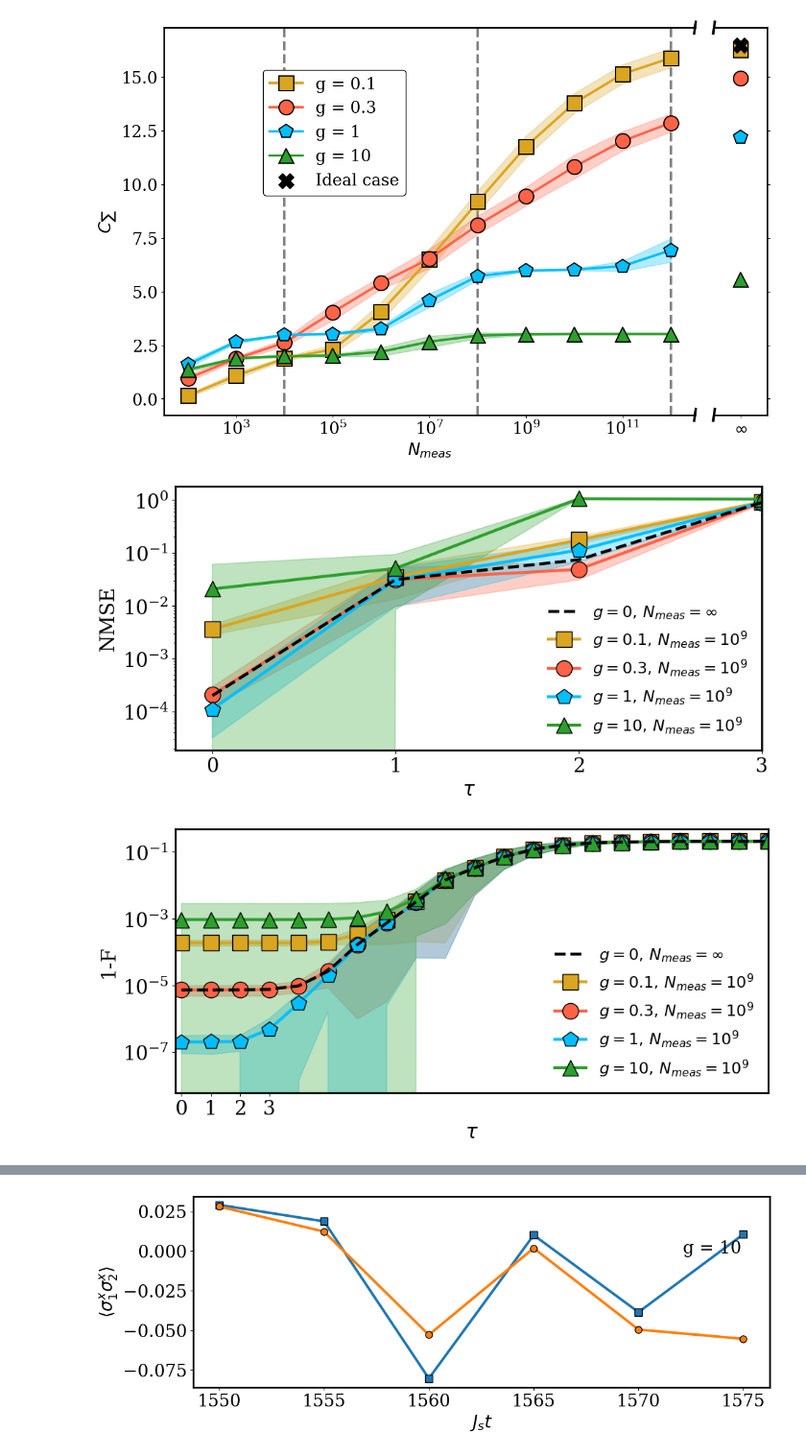
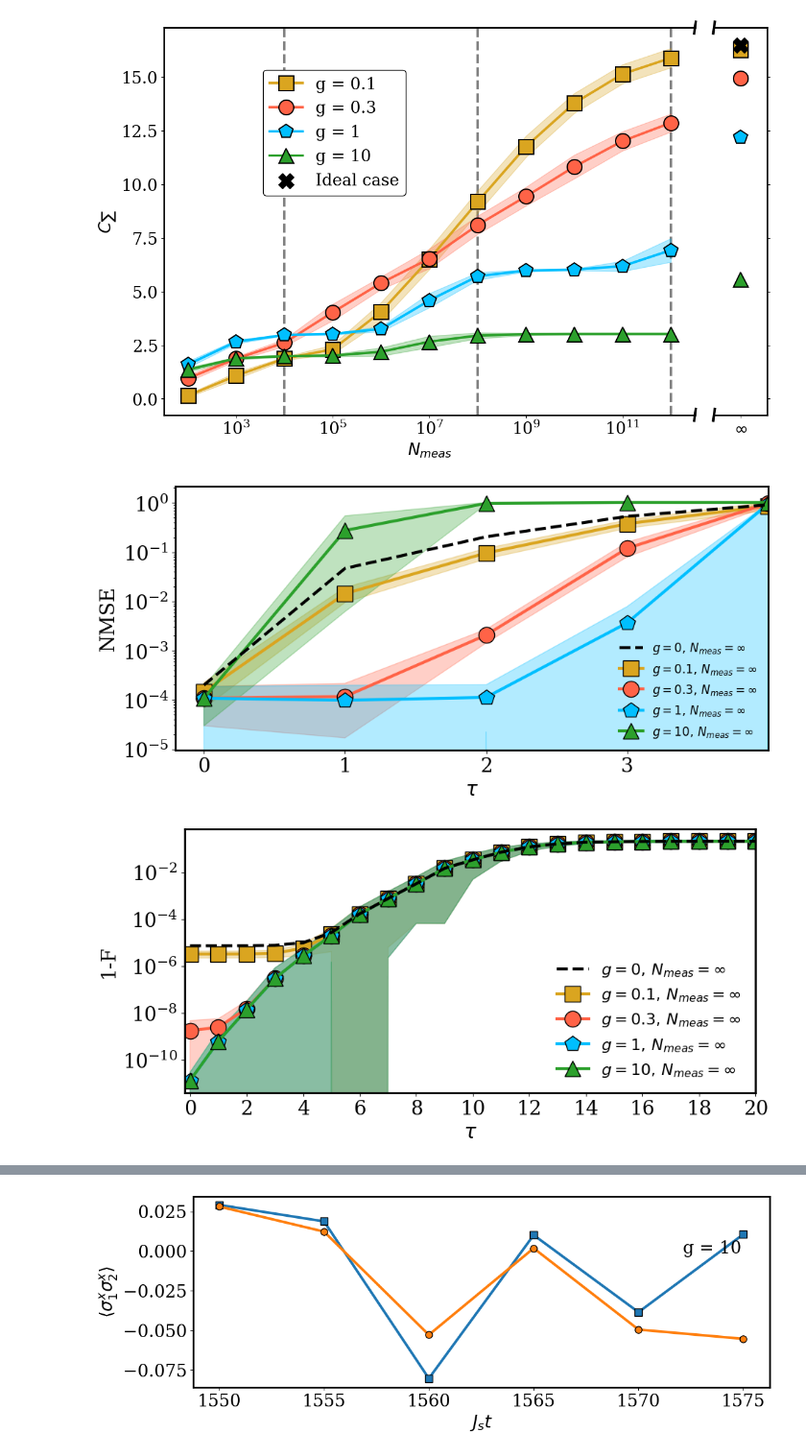
Before and after one commit to Mate1Coll/Neural-Network-in-Deep-Quantum-Classical-Architectures, a Jupyter notebook: test.ipynb, the cells around one changed output, grey strips where cells are left out. Shown at 96% size. Cells and saved outputs as stored; diff of their text form; code cells hidden in the pictures.

```diff
--- a/test.ipynb
+++ b/test.ipynb
@@ -351,7 +348,7 @@ def g_plot_comparison(L, Js, h, W, Nesn, g,l, pm, task_name, delay_qrc,
 	for ax in axes:
 		ax.set_yscale('log')
 		if task_name == 'Tracerho2':
-			ax.set_xlim(-0.2, 3)
+			ax.set_xlim(-0.2, 4)
 		else:
 			ax.set_xlim(-0.2, 20)
 		ax.set_xlabel(r'$\tau$')
@@ -361,26 +358,29 @@ def g_plot_comparison(L, Js, h, W, Nesn, g,l, pm, task_name, delay_qrc,
 	elif task_name == 'Fidelity':
 		ylab = '1-F'
 
-	ax0.legend(loc='best', frameon=False, fontsize=16)
+	ax0.legend(loc='best', frameon=False, fontsize=12)
 	ax0.set_ylabel(ylab)
-	ax0.xaxis.set_major_locator(ticker.FixedLocator([0,1,2,3]))
+	if task_name == 'Tracerho2':
+		ax0.xaxis.set_major_locator(ticker.FixedLocator([0,1,2,3]))
+	else:
+		ax0.xaxis.set_major_locator(ticker.MultipleLocator(2))
 	# ax1.set_ylim(1e-34,1)
 	plt.tight_layout()
 	plt.show()
 # %%
 g_plot_comparison(L=9, Js=1, h=3, W=0.01,
                    Nesn=45, g=0.25, l=0.001,
                    pm='NMSE', task_name='Tracerho2',
-                   delay_qrc=0.5, inp_type='qubit', Nmeas=int(1e9), MeasStr_list=[0.1,0.3,1,10])
+                   delay_qrc=1.0, inp_type='qubit', Nmeas='Inf', MeasStr_list=[0.1,0.3,1,10])
 # %% [output]
-[figure, old version]
+[figure, new version]
 # %%
 g_plot_comparison(L=9, Js=1, h=3, W=0.01,
                    Nesn=45, g=4, l=0.00001,
                    pm='Fidelity', task_name='Fidelity',
-                   delay_qrc=0.0, inp_type='qubit', Nmeas=int(1e9), MeasStr_list=[0.1,0.3,1,10])
+                   delay_qrc=0.0, inp_type='qubit', Nmeas='Inf', MeasStr_list=[0.1,0.3,1,10])
 # %% [output]
-[figure, old version]
+[figure, new version]
 # %%
 def obs_dynamics_comparison(L, Js, h, W, Vmp, task_name, dt=10, L_max=1, MeasStr=0.1):
 
```
Also changed, not shown: parts of 7 cells of this notebook, 5 other files.
